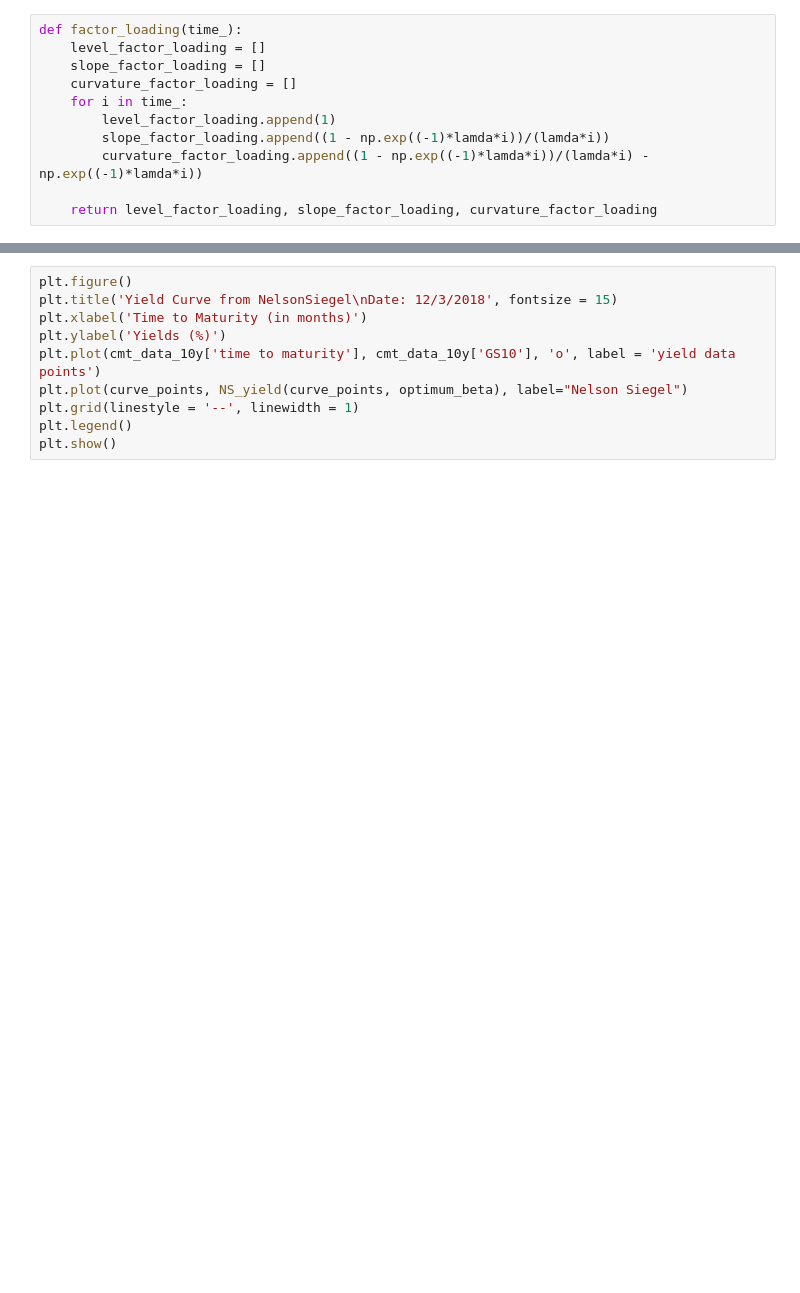
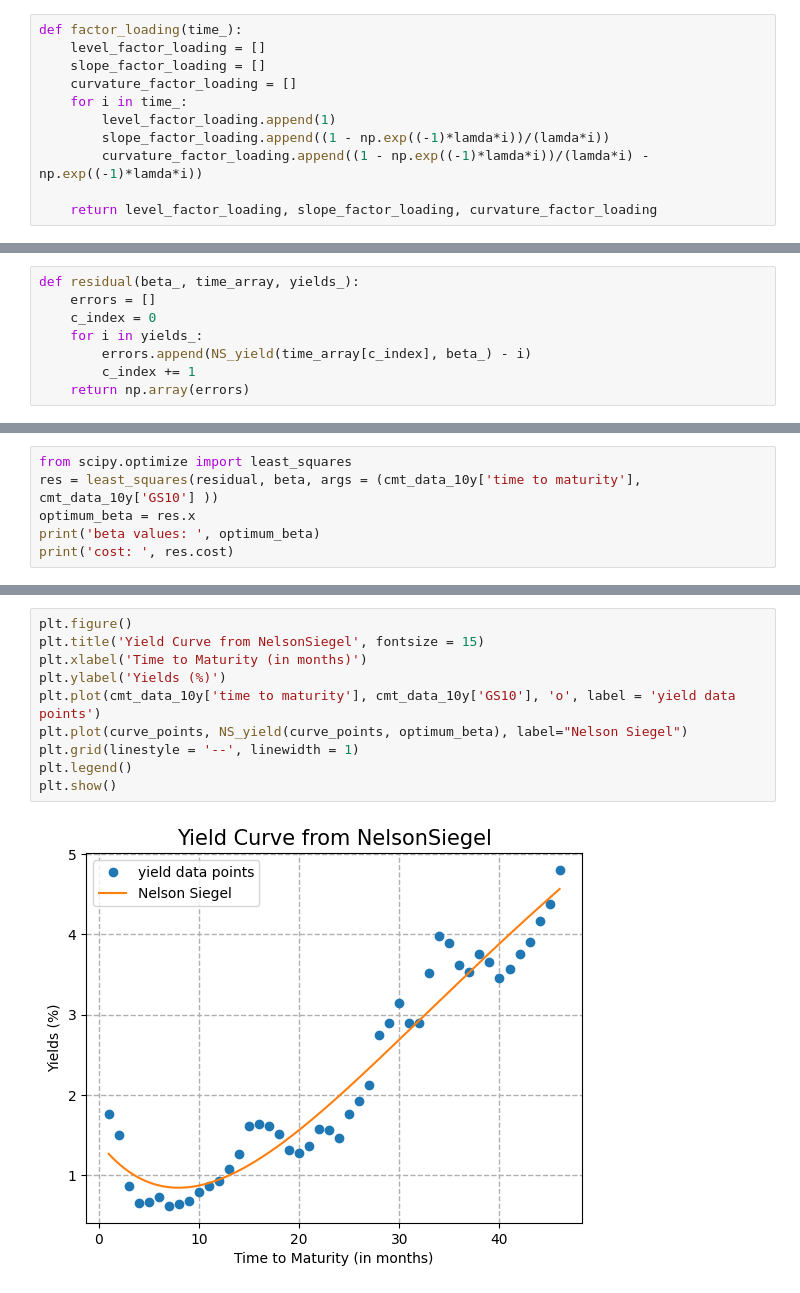
Before and after one commit to maria-aboulaala/Yeild_curve_interpolation, a Jupyter notebook: yeild_curve_interpolation.ipynb, the cells around one changed output, grey strips where cells are left out. Drawn from its saved outputs; the diff is of its cells as text; blank space fills up the shorter version.

```diff
--- a/yeild_curve_interpolation.ipynb
+++ b/yeild_curve_interpolation.ipynb
@@ -117,0 +120,8 @@ plt.show()
+# %%
+def residual(beta_, time_array, yields_):
+    errors = []
+    c_index = 0
+    for i in yields_:
+        errors.append(NS_yield(time_array[c_index], beta_) - i)
+        c_index += 1
+    return np.array(errors)
@@ -117,0 +141,6 @@ plt.show()
+# %%
+from scipy.optimize import least_squares
+res = least_squares(residual, beta, args = (cmt_data_10y['time to maturity'], cmt_data_10y['GS10'] ))
+optimum_beta = res.x
+print('beta values: ', optimum_beta)
+print('cost: ', res.cost)
@@ -118,10 +257,12 @@ plt.show()
 # %%
 plt.figure()
-plt.title('Yield Curve from NelsonSiegel\nDate: 12/3/2018', fontsize = 15)
+plt.title('Yield Curve from NelsonSiegel', fontsize = 15)
 plt.xlabel('Time to Maturity (in months)')
 plt.ylabel('Yields (%)')
 plt.plot(cmt_data_10y['time to maturity'], cmt_data_10y['GS10'], 'o', label = 'yield data points')
 plt.plot(curve_points, NS_yield(curve_points, optimum_beta), label="Nelson Siegel")
 plt.grid(linestyle = '--', linewidth = 1)
 plt.legend()
 plt.show()
+# %% [output]
+[figure, added]
```
Also changed, not shown: parts of 15 cells of this notebook, 4 other files.
